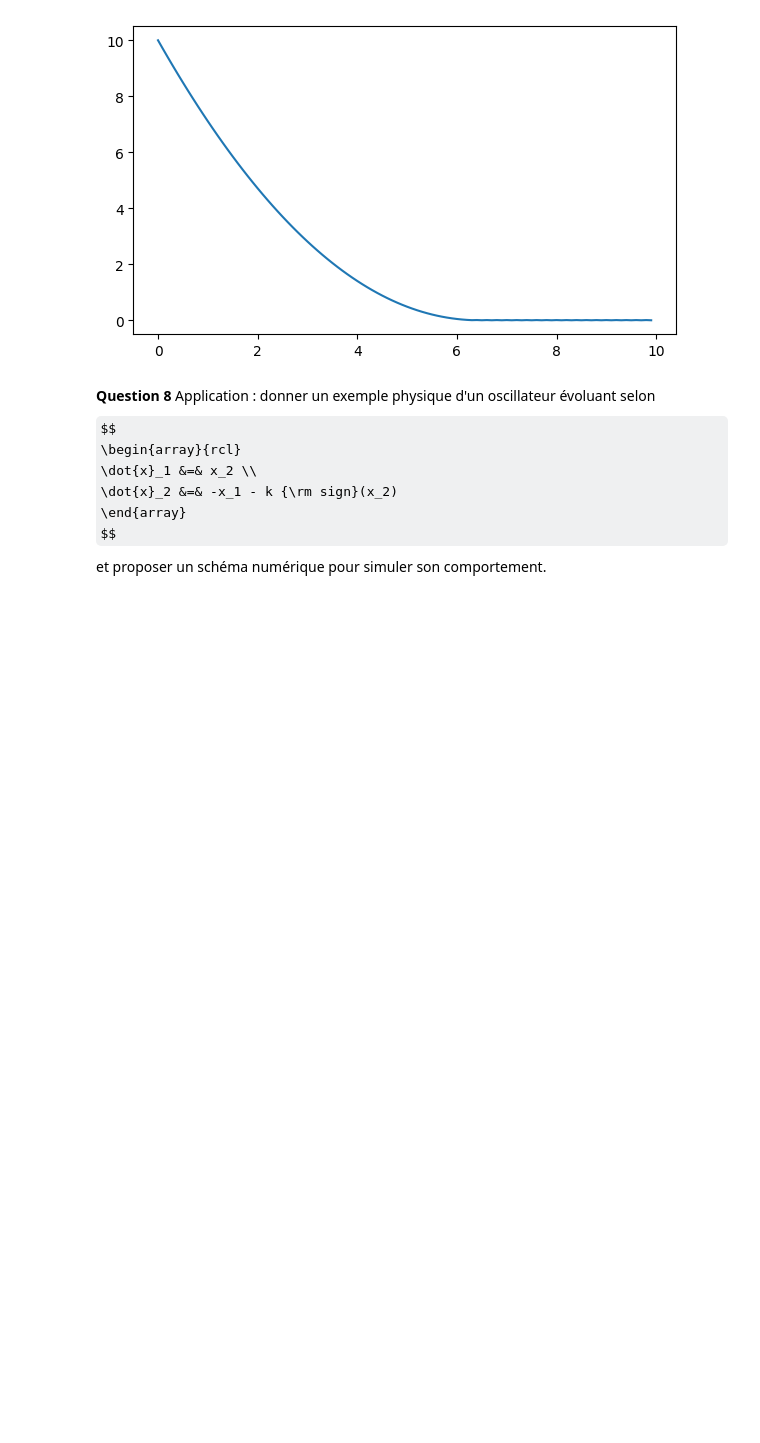
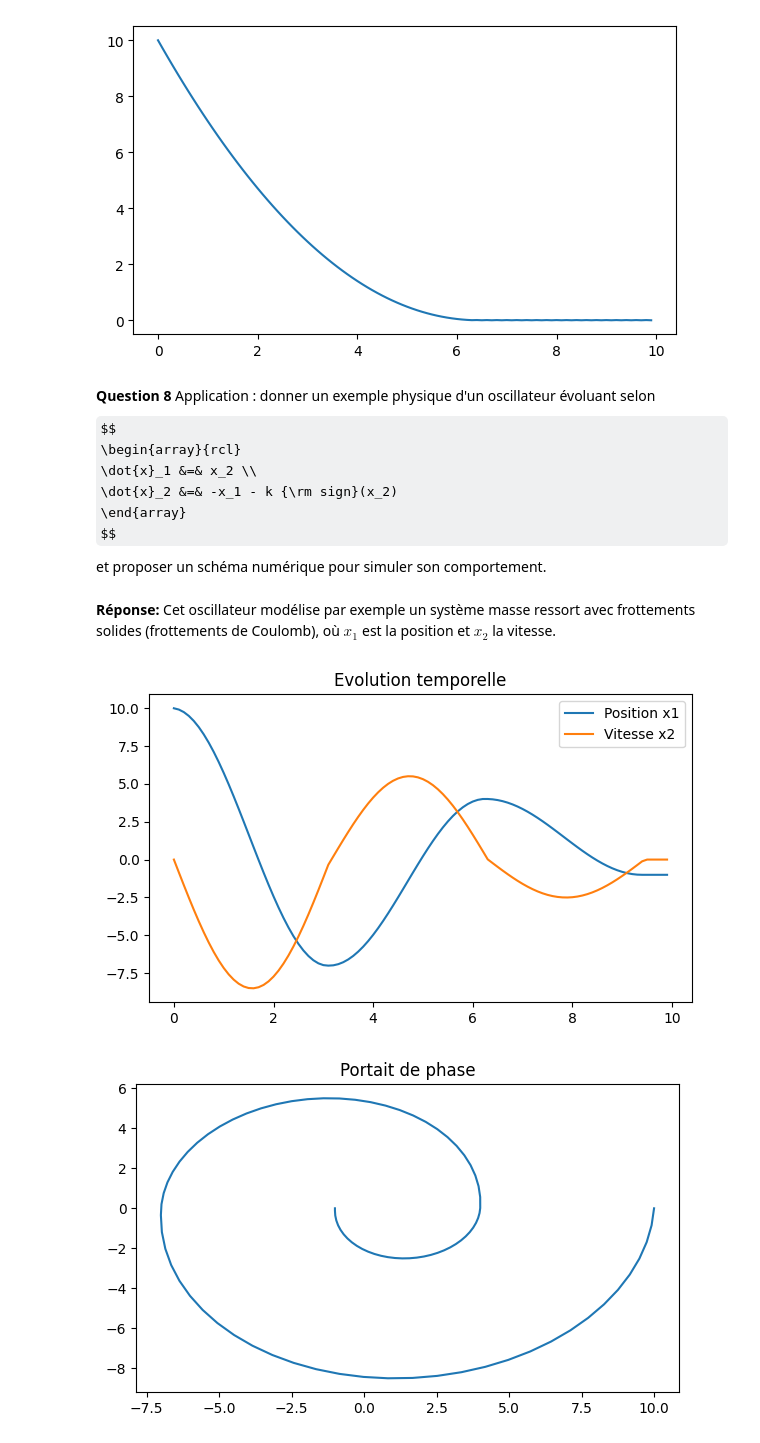
Before and after one commit to anaiscorbiere03/projet-equa-diff, a Jupyter notebook: Projet - Equations Différentielles - 2025 (2).ipynb, the cells around one changed output. Cells and saved outputs as stored; diff of their text form; code cells hidden in the pictures; some formulas as TeX source; blank space fills up the shorter version.

```diff
--- a/Projet - Equations Différentielles - 2025 (2).ipynb
+++ b/Projet - Equations Différentielles - 2025 (2).ipynb
@@ -316,7 +316,40 @@ $$
 \end{array}
 $$
 et proposer un schéma numérique pour simuler son comportement.
-# %%
-def euler_implicit_friction(x0,t0,tf,dt):
-
-    return time, sol
+# %% [markdown]
+**Réponse:** Cet oscillateur modélise par exemple un système masse ressort avec frottements solides (frottements de Coulomb), où $x_1$ est la position et $x_2$ la vitesse.
+# %%
+k=1.5
+
+def euler_implicit_friction(x0,t0,tf,dt):
+    time = np.arange(t0, tf, dt)
+    n = len(time)
+    x1 = np.zeros(n)
+    x2 = np.zeros(n)
+    x1[0]=x0[0]
+    x2[0]=x0[1]
+    for i in range(1,n):
+        yplus=x2[i-1]-dt*(x1[i-1]+k)
+        ymoins=x2[i-1]-dt*(x1[i-1]-k)
+        if yplus>0:
+            x2[i]=yplus
+        elif ymoins<0:
+            x2[i]=ymoins
+        else:
+            x2[i]=0
+        x1[i]=x1[i-1]+dt*x2[i]
+    return time, (x1, x2)
+
+X,Y=euler_implicit_friction((10,0),0,10,1/10)
+plt.plot(X,Y[0])
+plt.plot(X,Y[1])
+plt.title("Evolution temporelle")
+plt.legend(["Position x1","Vitesse x2"])
+plt.show()
+
+plt.plot(Y[0],Y[1])
+plt.title("Portait de phase")
+plt.show()
+# %% [output]
+[figure, added]
+[figure, added]
```
Also changed, not shown: parts of 2 cells of this notebook.
